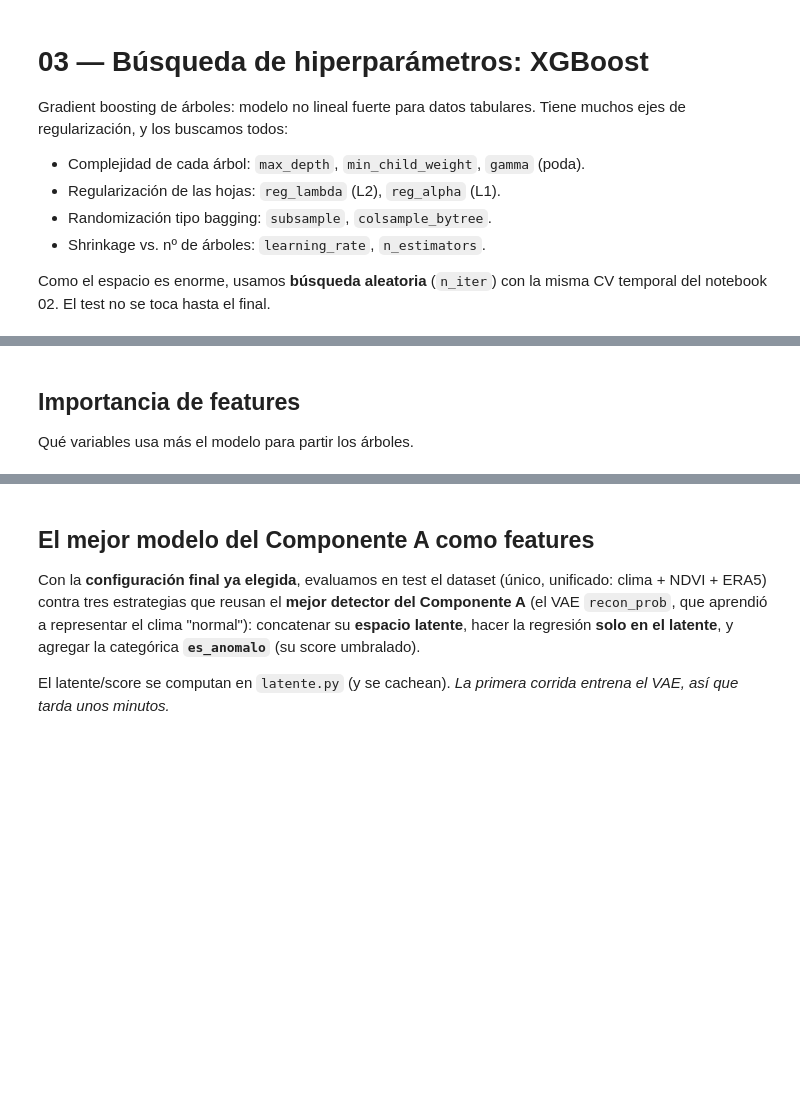
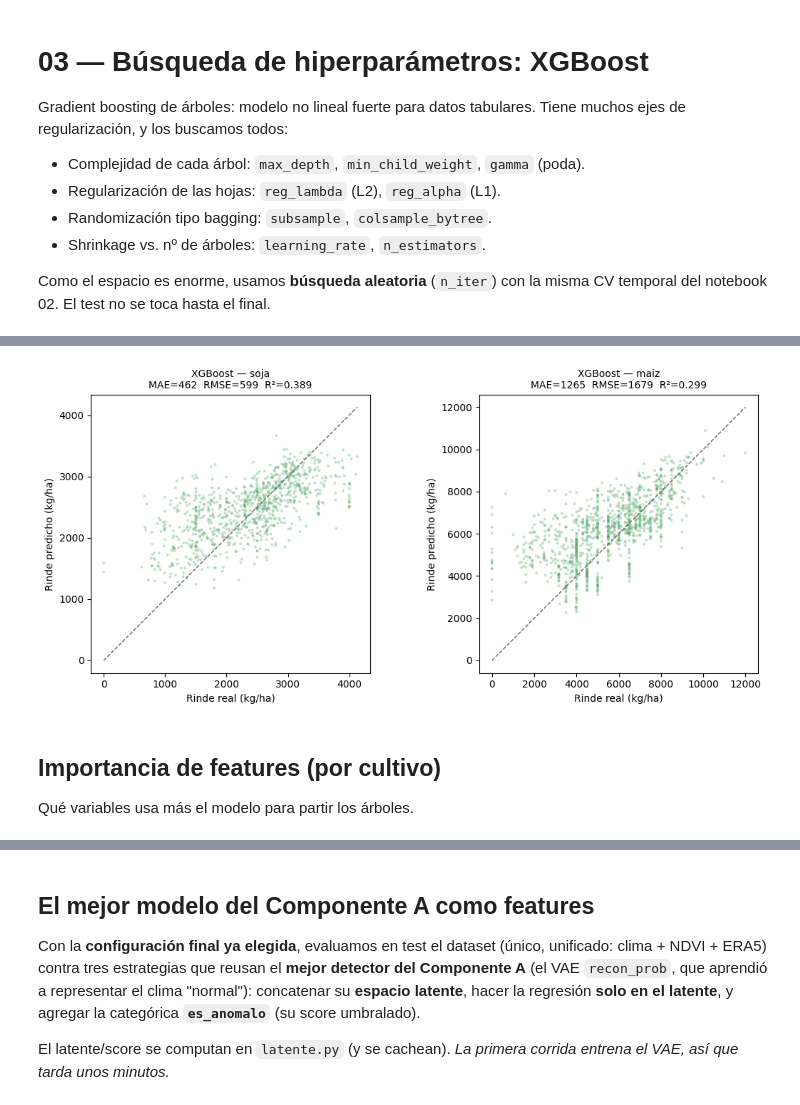
Before and after one commit to Castanosjoaquin/Trabajo_final_ML, a Jupyter notebook: componente_b/experimentos/03_hp_xgboost.ipynb, the cells around one changed output, grey strips where cells are left out. Saved outputs shown, nothing was run; the diff lists cells and outputs as text; code cells hidden in the pictures; blank space fills up the shorter version.

```diff
--- a/componente_b/experimentos/03_hp_xgboost.ipynb
+++ b/componente_b/experimentos/03_hp_xgboost.ipynb
@@ -24,9 +24,13 @@ import datos, evaluacion as ev
 from modelos import (LinearRegressor, XGBoostRegressor, NeuralNetRegressor,
                      RandomForestRegressorModel, HistGBMRegressor, StackingRegressorModel)
 
-# Cultivo del estudio (cambiar a 'maiz' para reproducir con maíz).
-CULTIVO = 'soja'
-ds = datos.prepare(CULTIVO, use_agro=True, enc_smooth=10.0)
-print(f'{CULTIVO}: {len(ds.feature_cols)} features | '
-      f'train {ds.X_train.shape[0]} filas (≤{datos.TRAIN_END}) | '
-      f'test {ds.X_test.shape[0]} filas (≥{datos.TEST_START})')
+# Todo el análisis se hace sobre los DOS cultivos. El dataset "principal" usa las
+# features agronómicas de ventana crítica (use_agro) y el suavizado del target
+# encoding de depto (enc_smooth): la configuración que mejor generaliza.
+CULTIVOS = ['soja', 'maiz']
+DSS = {c: datos.prepare(c, use_agro=True, enc_smooth=10.0) for c in CULTIVOS}
+for c in CULTIVOS:
+    d = DSS[c]
+    print(f'{c:5s}: {len(d.feature_cols)} features | '
+          f'train {d.X_train.shape[0]} filas (≤{datos.TRAIN_END}) | '
+          f'test {d.X_test.shape[0]} filas (≥{datos.TEST_START})')
@@ -46,7 +55,9 @@ grid = {
     'reg_alpha':        [0.0, 1.0],
     'gamma':            [0.0, 1.0],
 }
-tabla, best = ev.buscar(XGBoostRegressor, grid, ds, metric='rmse',
-                        n_iter=25, random_state=42, n_splits=4)
-print('Mejores hiperparámetros:', best)
-tabla.head(10)
+BEST_XGB, TAB = {}, {}
+for c in CULTIVOS:
+    TAB[c], BEST_XGB[c] = ev.buscar(XGBoostRegressor, grid, DSS[c], metric='rmse',
+                                    n_iter=25, random_state=42, n_splits=4)
+    print(f'{c}: mejores HP = {BEST_XGB[c]}')
+TAB['soja'].head(8)
@@ -62,0 +81,8 @@ ev.tabla([ev.evaluar('XGBoost (final)', pred, ds),
+# %%
+filas = []
+for c in CULTIVOS:
+    d = DSS[c]
+    m = XGBoostRegressor(**BEST_XGB[c], random_state=42).fit(d.X_train, d.y_train)
+    filas.append({'cultivo': c, **ev.evaluar('XGBoost (final)', m.predict(d.X_test), d)})
+    filas.append({'cultivo': c, **ev.evaluar('media x depto', ev.pred_media_depto(d), d)})
+pd.DataFrame(filas)[['cultivo', 'modelo', 'mae', 'rmse', 'r2', 'smape']]
@@ -63,10 +95,13 @@ ev.tabla([ev.evaluar('XGBoost (final)', pred, ds),
 # %%
 fig, axes = plt.subplots(1, 2, figsize=(11, 5))
-ev.plot_pred_vs_real(ds.y_test, pred, 'XGBoost (final)', color=ev.C_XGB, ax=axes[0])
-ev.plot_residuos(ds.y_test, pred, 'Residuos', color=ev.C_XGB, ax=axes[1])
+for ax, c in zip(axes, CULTIVOS):
+    d = DSS[c]; m = XGBoostRegressor(**BEST_XGB[c], random_state=42).fit(d.X_train, d.y_train)
+    ev.plot_pred_vs_real(d.y_test, m.predict(d.X_test), f'XGBoost — {c}', color=ev.C_XGB, ax=ax)
 plt.tight_layout(); plt.show()
+# %% [output]
+[figure, added]
 # %% [markdown]
-## Importancia de features
+## Importancia de features (por cultivo)
 
 Qué variables usa más el modelo para partir los árboles.
 # %%
```
Also changed, not shown: parts of 8 cells of this notebook, 13 other files.
